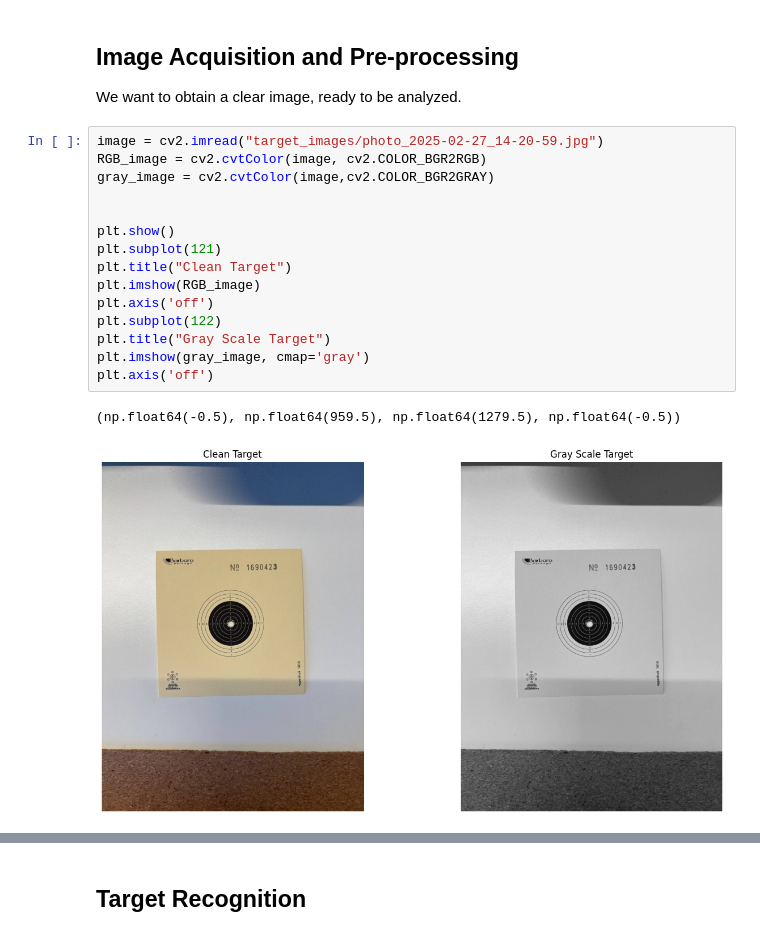
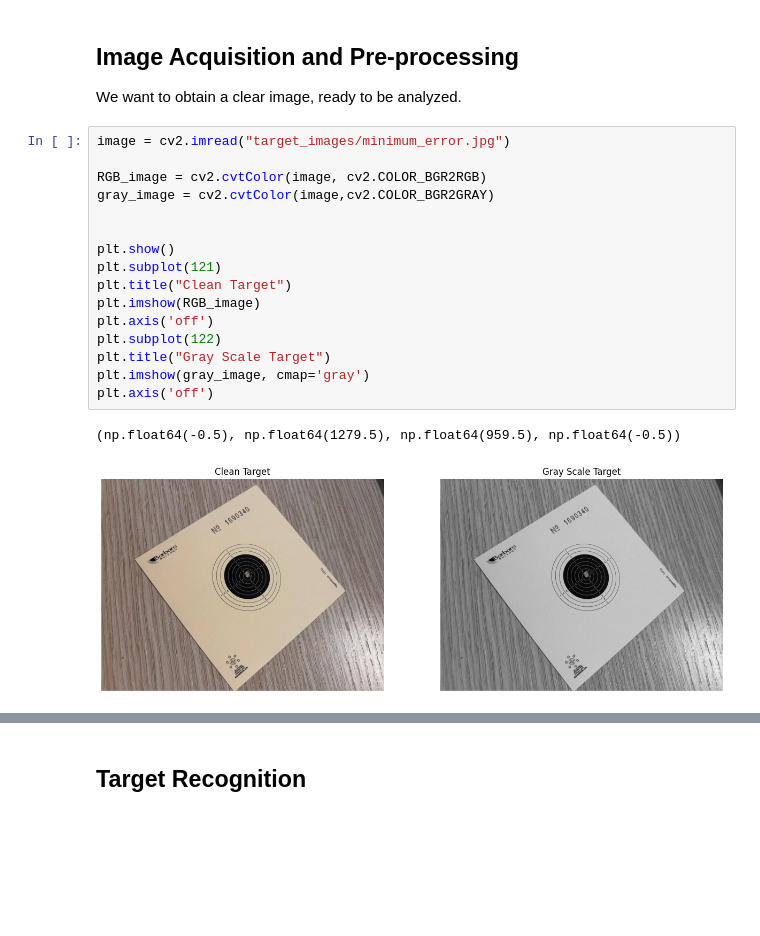
Before and after one commit to Allelallecialle/Aimlytics, a Jupyter notebook: aimlytics_notebook.ipynb, the cells around one changed output, grey strips where cells are left out. Cells and saved outputs as stored; diff of their text form; blank space fills up the shorter version.

Commit message:
Commit #7: some new target images

```diff
--- a/aimlytics_notebook.ipynb
+++ b/aimlytics_notebook.ipynb
@@ -15,23 +15,24 @@ pylab.rcParams['figure.figsize'] = (15.0, 8.0)
 ## Image Acquisition and Pre-processing
 We want to obtain a clear image, ready to be analyzed.
 # %%
-image = cv2.imread("target_images/photo_2025-02-27_14-20-59.jpg")
+image = cv2.imread("target_images/minimum_error.jpg")
+
 RGB_image = cv2.cvtColor(image, cv2.COLOR_BGR2RGB)
 gray_image = cv2.cvtColor(image,cv2.COLOR_BGR2GRAY)
 
 
 plt.show()
 plt.subplot(121)
 plt.title("Clean Target")
 plt.imshow(RGB_image)
 plt.axis('off')
 plt.subplot(122)
 plt.title("Gray Scale Target")
 plt.imshow(gray_image, cmap='gray')
 plt.axis('off')
 # %% [output]
-(np.float64(-0.5), np.float64(959.5), np.float64(1279.5), np.float64(-0.5))
+(np.float64(-0.5), np.float64(1279.5), np.float64(959.5), np.float64(-0.5))
-[figure, old version]
+[figure, new version]
 # %% [markdown]
 
 - Filter noise with **GaussianBlur** and **bilateralFilter** filters. The first one reduces noise and softens edges, the second one, particularly useful when working with the detection of circular elements, further reduces noise while preserving important edges.
```
Also changed, not shown: parts of 6 cells of this notebook, 4 other files.
